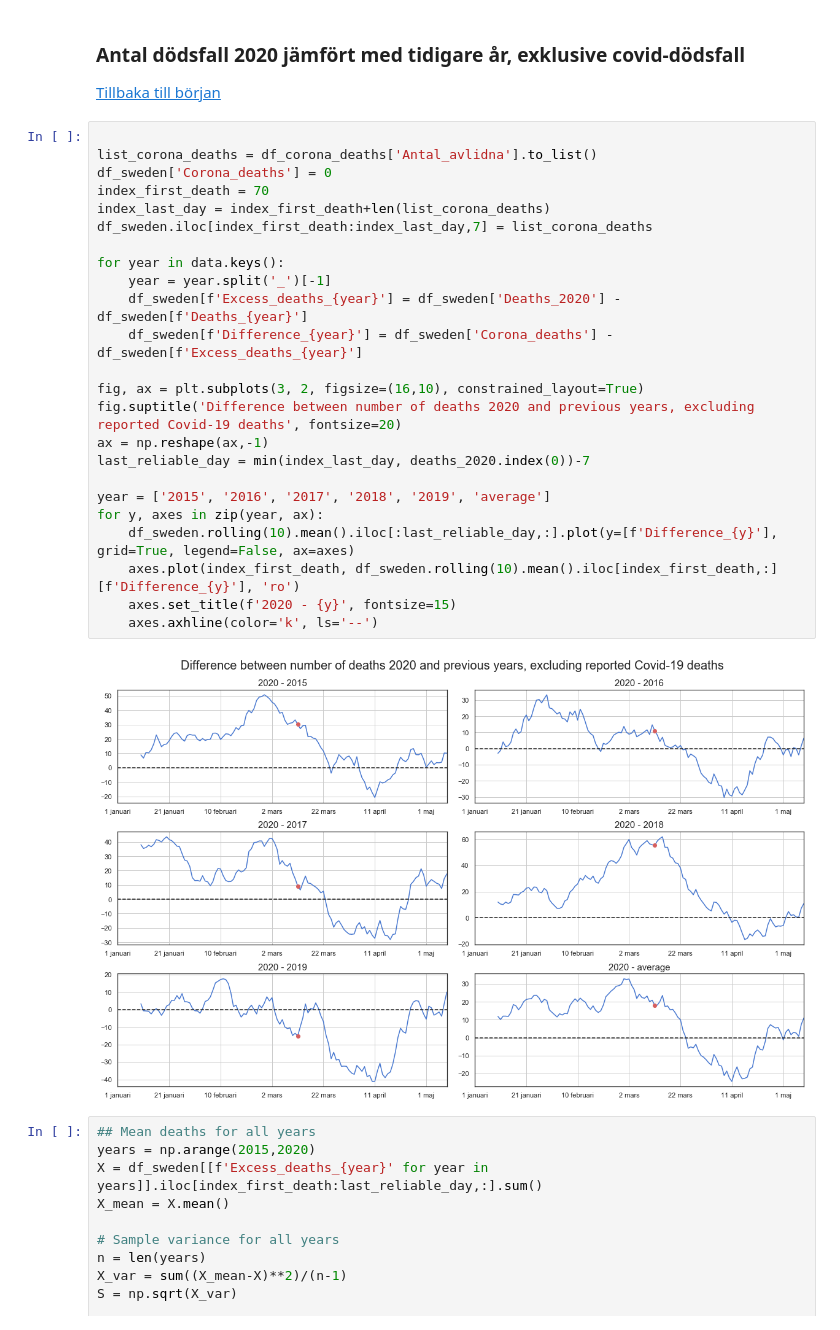
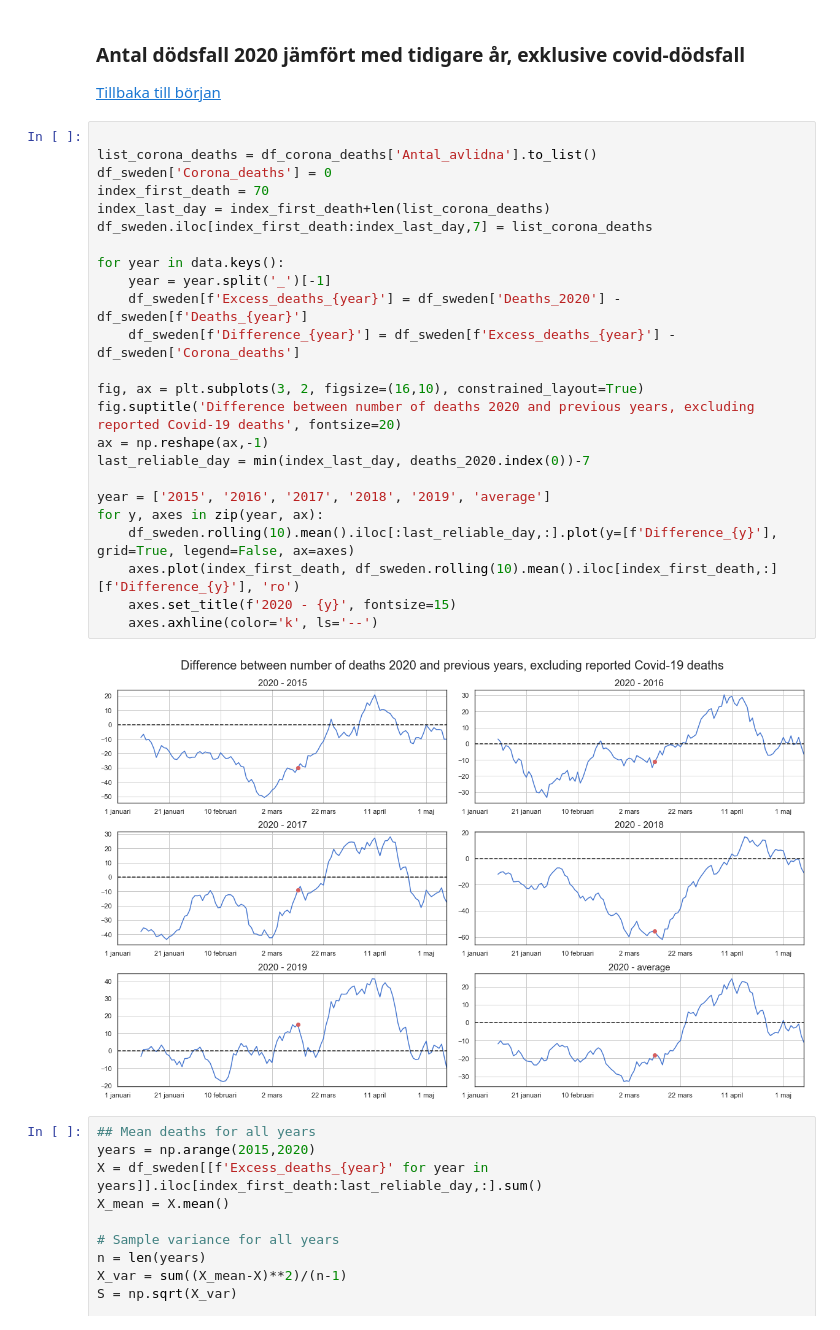
Before and after one commit to Frallmeister/covid19, a Jupyter notebook: corona_notebook.ipynb, the cells around one changed output. Saved outputs shown, nothing was run; the diff lists cells and outputs as text.

Commit message:
Now instead subtract corona deaths from excess deaths

```diff
--- a/corona_notebook.ipynb
+++ b/corona_notebook.ipynb
@@ -434,29 +446,29 @@ for axes, y in zip(ax, deaths_mavg_per_year):
 # %%
 
 list_corona_deaths = df_corona_deaths['Antal_avlidna'].to_list()
 df_sweden['Corona_deaths'] = 0
 index_first_death = 70
 index_last_day = index_first_death+len(list_corona_deaths)
 df_sweden.iloc[index_first_death:index_last_day,7] = list_corona_deaths
 
 for year in data.keys():
     year = year.split('_')[-1]
     df_sweden[f'Excess_deaths_{year}'] = df_sweden['Deaths_2020'] - df_sweden[f'Deaths_{year}']
-    df_sweden[f'Difference_{year}'] = df_sweden['Corona_deaths'] - df_sweden[f'Excess_deaths_{year}']
+    df_sweden[f'Difference_{year}'] = df_sweden[f'Excess_deaths_{year}'] - df_sweden['Corona_deaths']
 
 fig, ax = plt.subplots(3, 2, figsize=(16,10), constrained_layout=True)
 fig.suptitle('Difference between number of deaths 2020 and previous years, excluding reported Covid-19 deaths', fontsize=20)
 ax = np.reshape(ax,-1)
 last_reliable_day = min(index_last_day, deaths_2020.index(0))-7
 
 year = ['2015', '2016', '2017', '2018', '2019', 'average']
 for y, axes in zip(year, ax):
     df_sweden.rolling(10).mean().iloc[:last_reliable_day,:].plot(y=[f'Difference_{y}'], grid=True, legend=False, ax=axes)
     axes.plot(index_first_death, df_sweden.rolling(10).mean().iloc[index_first_death,:][f'Difference_{y}'], 'ro')
     axes.set_title(f'2020 - {y}', fontsize=15)
     axes.axhline(color='k', ls='--')
 # %% [output]
-[figure, old version]
+[figure, new version]
 # %%
 ## Mean deaths for all years
 years = np.arange(2015,2020)
```
Also changed, not shown: parts of 1 cell of this notebook.
